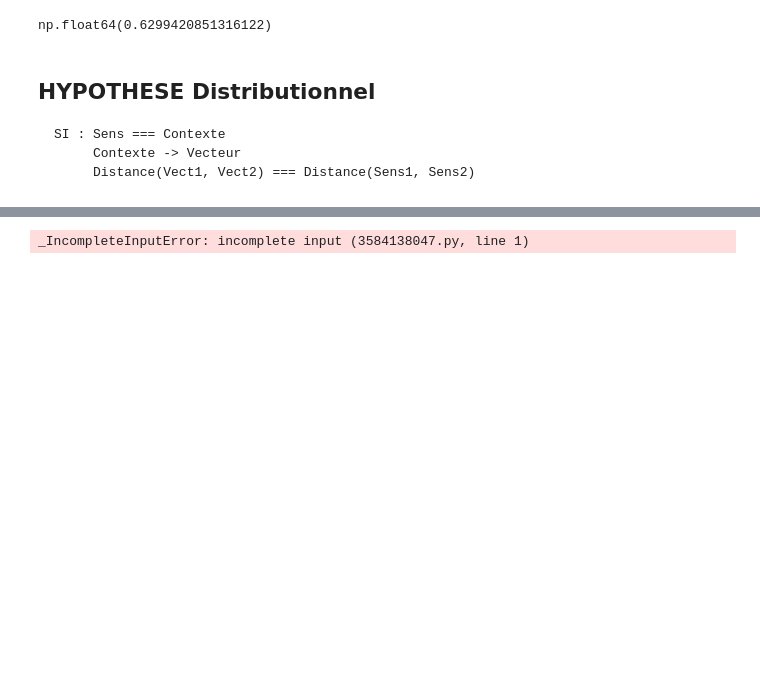
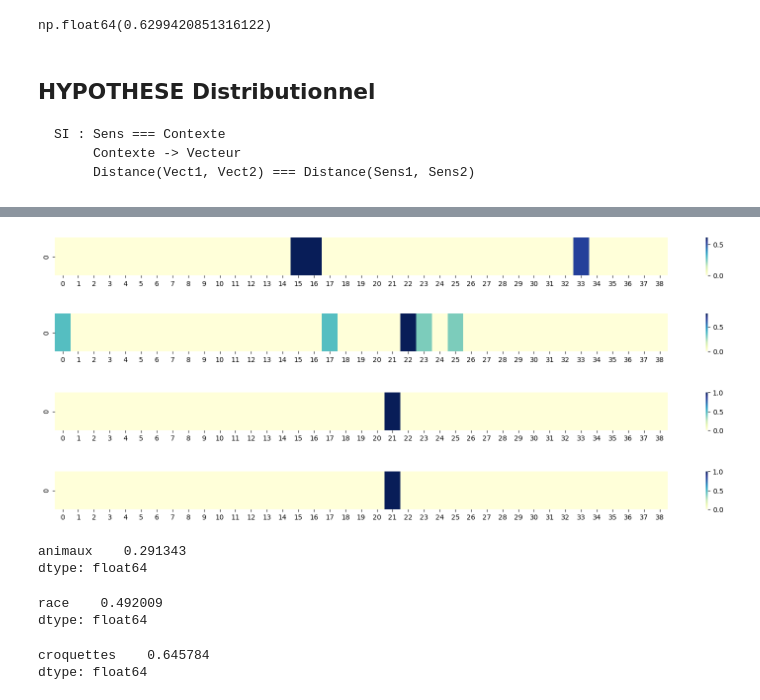
Before and after one commit to Lova-Nasaina/Natural-Language-Processing_Practice-, a Jupyter notebook: Embedding/wordEmbedding.ipynb, the cells around one changed output, grey strips where cells are left out. Saved outputs shown, nothing was run; the diff lists cells and outputs as text; code cells hidden in the pictures; blank space fills up the shorter version.

Commit message:
Calcul of vector embedded

```diff
--- a/Embedding/wordEmbedding.ipynb
+++ b/Embedding/wordEmbedding.ipynb
@@ -99,6 +99,7 @@ from collections import defaultdict
 # %%
 phrases = [
     "le chat mange ces croquettes",
+    "les chat et chiens sont tous des animals de race differant"
     "le chien devore de la viande",
     "le chat adore la patee",
     "Jean va travailler",
@@ -106,11 +107,12 @@ phrases = [
     "Jacque aime les animaux",
     "Jacque joue avec son chien",
     "Luc prepare de la nourriture pour chat"
+    "Jean aime quand son animal mange"
 ]
 # %%
 contexts = defaultdict(list)
-for phrases in phrases:
-    words = phrases.split()
+for phrase in phrases:
+    words = phrase.split()
     for i, word in enumerate(words):
         candidate = [i+j for j in range(-1, 2) if j != 0]
         actual = [c for c in candidate if 0 <= c < len(words)]
@@ -166,8 +196,20 @@ def plot(array):
     sns.heatmap([array], cmap="YlGnBu")
 # %%
 plot(vectors['chien'])
+# %% [output]
+[figure, added]
 # %%
 plot(vectors['chat'])
+# %% [output]
+[figure, added]
+# %%
+plot(vectors['patee'])
+# %% [output]
+[figure, added]
+# %%
+plot(vectors['viande'])
+# %% [output]
+[figure, added]
 # %%
 from scipy.spatial.distance import cosine
 # %%
@@ -176,7 +218,27 @@ def most_similar(word):
     keys_ =  [K for K in vectors.keys() if K!= word]
     for K in keys_:
         scrores.append(
-            1-cosine()
+            1-cosine(
+                vectors[word],
+                vectors[K]
+            )
         )
+    return pd.Series(
+        scrores,
+        index=keys_
+    ).sort_values(ascending=False).head(1)
-# %% [output]
-_IncompleteInputError: incomplete input (3584138047.py, line 1)
+# %%
+most_similar("chat")
+# %% [output]
+animaux    0.291343
+dtype: float64
+# %%
+most_similar("chien")
+# %% [output]
+race    0.492009
+dtype: float64
+# %%
+most_similar("mange")
+# %% [output]
+croquettes    0.645784
+dtype: float64
```
Also changed, not shown: parts of 5 cells of this notebook.
